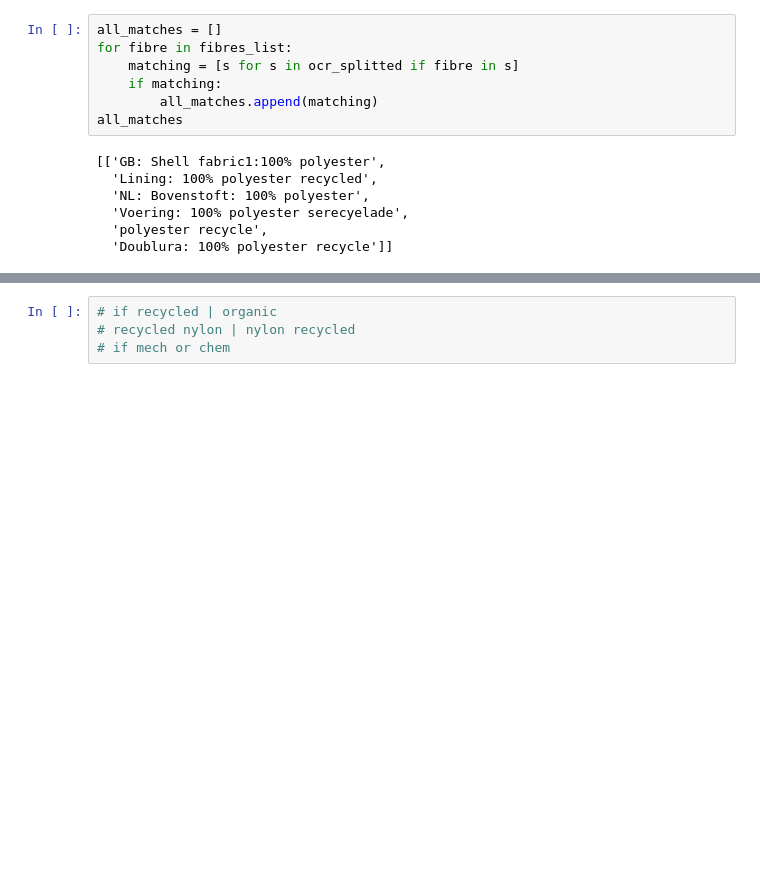
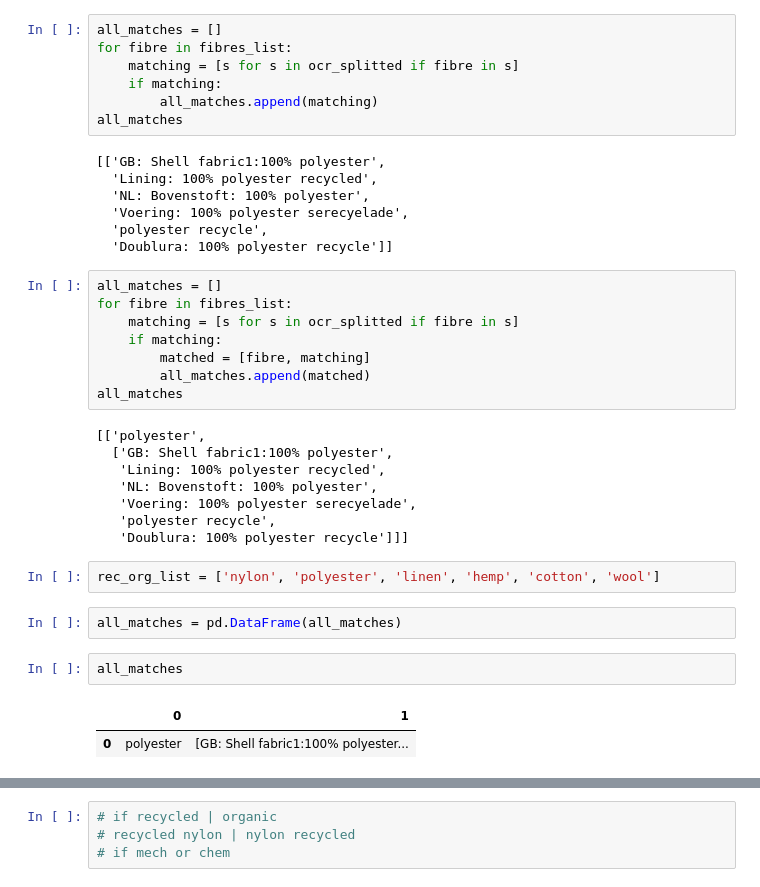
Before and after one commit to lunadabinovic/eco_fashion_project, a Jupyter notebook: notebooks/image_test_sample_2.ipynb, the cells around one changed output, grey strips where cells are left out. Saved outputs shown, nothing was run; the diff lists cells and outputs as text; blank space fills up the shorter version.

```diff
--- a/notebooks/image_test_sample_2.ipynb
+++ b/notebooks/image_test_sample_2.ipynb
@@ -471,3 +471,28 @@ all_matches
   'Voering: 100% polyester serecyelade',
   'polyester recycle',
   'Doublura: 100% polyester recycle']]
+# %%
+all_matches = []
+for fibre in fibres_list:
+    matching = [s for s in ocr_splitted if fibre in s]
+    if matching:
+        matched = [fibre, matching]
+        all_matches.append(matched)
+all_matches
+# %% [output]
+[['polyester',
+  ['GB: Shell fabric1:100% polyester',
+   'Lining: 100% polyester recycled',
+   'NL: Bovenstoft: 100% polyester',
+   'Voering: 100% polyester serecyelade',
+   'polyester recycle',
+   'Doublura: 100% polyester recycle']]]
+# %%
+rec_org_list = ['nylon', 'polyester', 'linen', 'hemp', 'cotton', 'wool']
+# %%
+all_matches = pd.DataFrame(all_matches)
+# %%
+all_matches
+# %% [output]
+|  | 0 | 1 |
+| 0 | polyester | [GB: Shell fabric1:100% polyester... |
```
Also changed, not shown: parts of 12 cells of this notebook, 5 other files.
